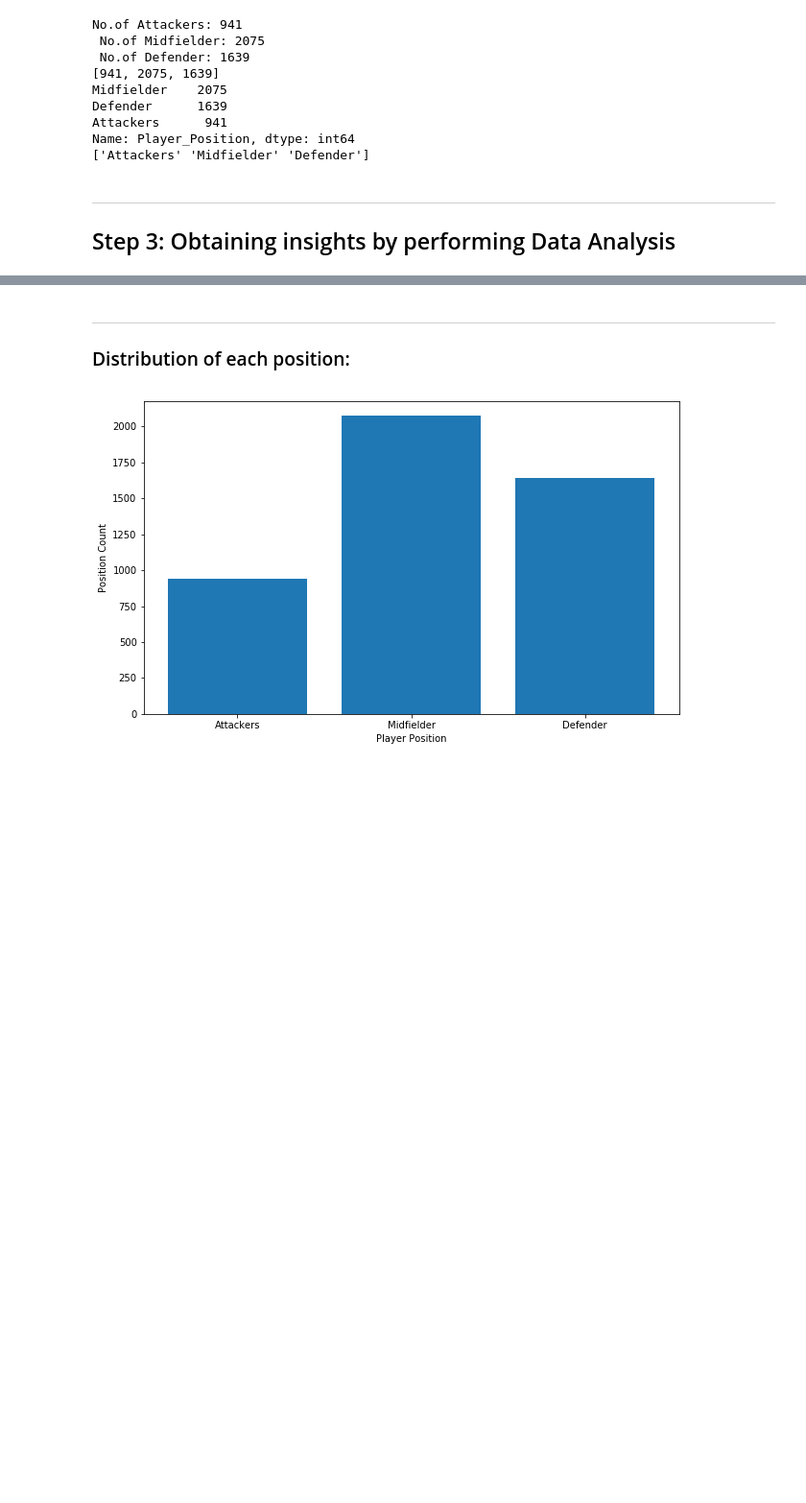
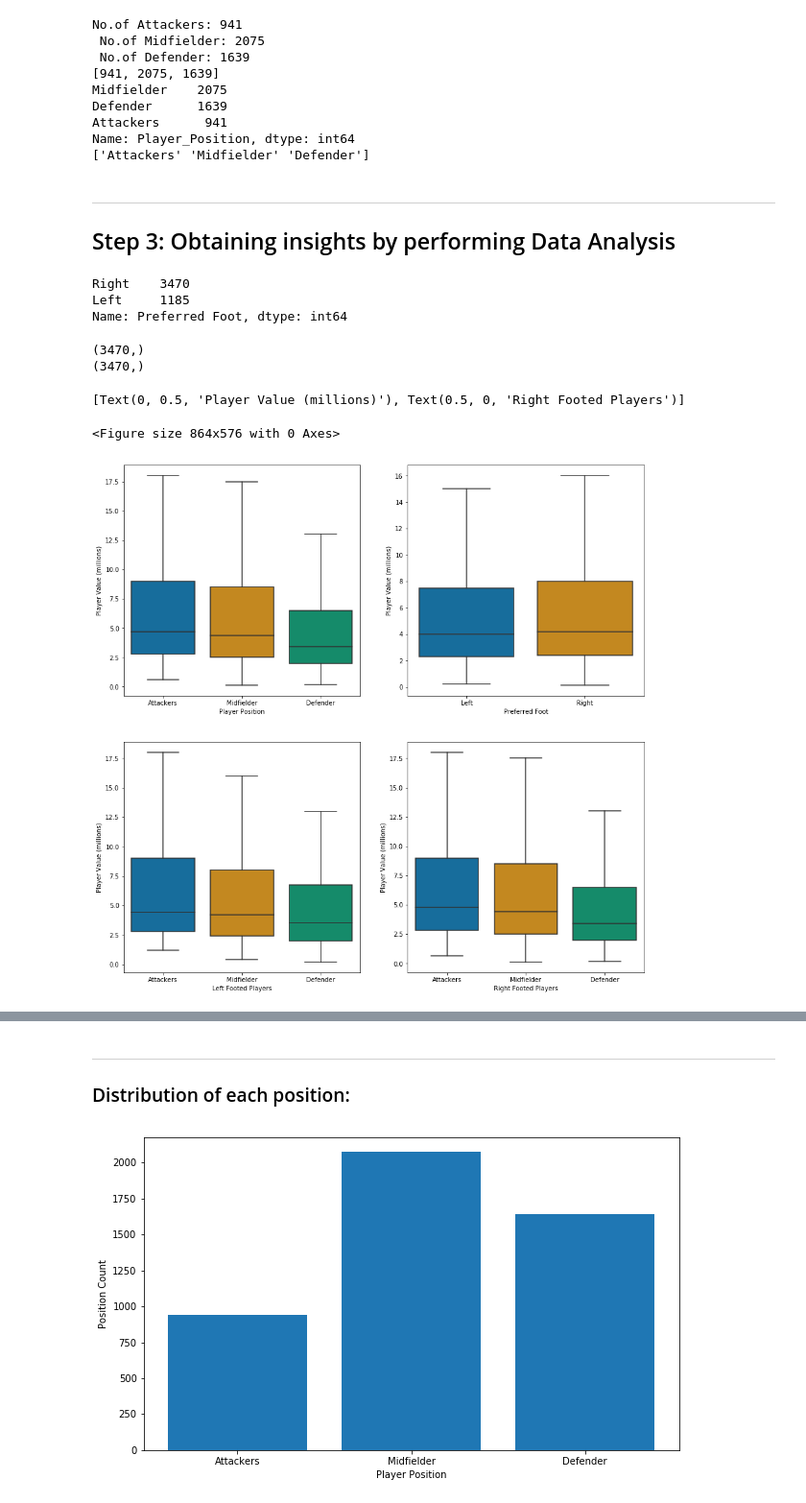
Before and after one commit to ankitppatel07/player_pos_xgb, a Jupyter notebook: Player_Pos_Football.ipynb, the cells around one changed output, grey strips where cells are left out. Shown: that part at 96% size. Drawn from its saved outputs; the diff is of its cells as text; code cells hidden in the pictures; blank space fills up the shorter version.

```diff
--- a/Player_Pos_Football.ipynb
+++ b/Player_Pos_Football.ipynb
@@ -223,3 +235,46 @@ Name: Player_Position, dtype: int64
 # %% [markdown]
 ***
 ## Step 3: Obtaining insights by performing Data Analysis
+# %%
+value_counts_pf = df['Preferred Foot'].value_counts()
+print(value_counts_pf)
+# %% [output]
+Right    3470
+Left     1185
+Name: Preferred Foot, dtype: int64
+# %%
+#Performing Analysis on non-filtered data
+plt.figure(figsize=(12, 8))
+
+# Set up the matplotlib figure
+f, axes = plt.subplots(2, 2, figsize=(15, 15), sharex=False)
+#sns.despine(left=True)
+#x13 = df[]
+y13 = df['Value_float']/1000000
+box_plot13 = sns.boxplot('Player_Position', y13, data = df, ax=axes[0, 0], palette='colorblind', showfliers=False)
+box_plot13.set(xlabel='Player Position', ylabel='Player Value (millions)')
+
+box_plot14 = sns.boxplot('Preferred Foot', y13, data = df, ax=axes[0, 1], palette='colorblind', showfliers=False)
+box_plot14.set(xlabel='Preferred Foot', ylabel='Player Value (millions)')
+
+x15 = df[df['Preferred Foot']=='Left']
+y15 = x15['Value_float']/1000000
+x15 = x15['Player_Position']
+
+box_plot15 = sns.boxplot(x15, y15, data = df, ax=axes[1, 0], palette='colorblind', showfliers=False)
+box_plot15.set(xlabel='Left Footed Players', ylabel='Player Value (millions)')
+
+x16 = df[df['Preferred Foot']=='Right']
+y16 = x16['Value_float']/1000000
+x16 = x16['Player_Position']
+
+print(x16.shape)
+print(y16.shape)
+box_plot16 = sns.boxplot(x16, y16, data = df, ax=axes[1, 1], palette='colorblind', showfliers=False)
+box_plot16.set(xlabel='Right Footed Players', ylabel='Player Value (millions)')
+# %% [output]
+(3470,)
+(3470,)
+[Text(0, 0.5, 'Player Value (millions)'), Text(0.5, 0, 'Right Footed Players')]
+<Figure size 864x576 with 0 Axes>
+[figure, added]
```
Also changed, not shown: parts of 16 cells of this notebook, 1 other file.
